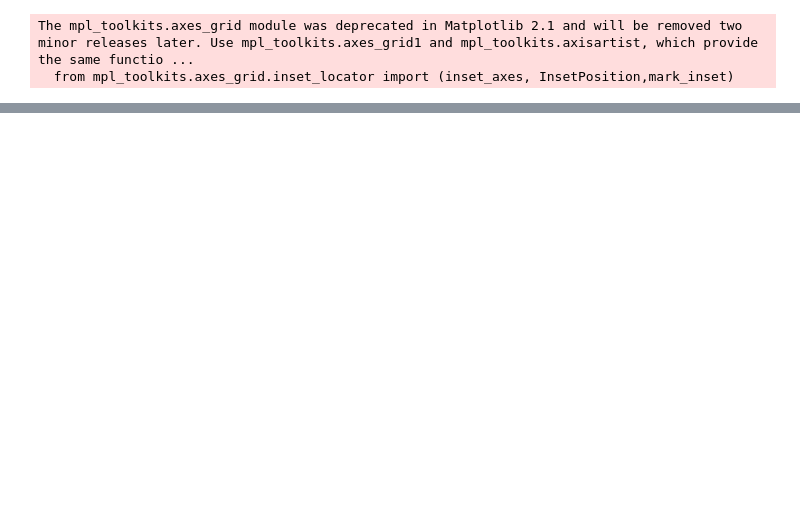
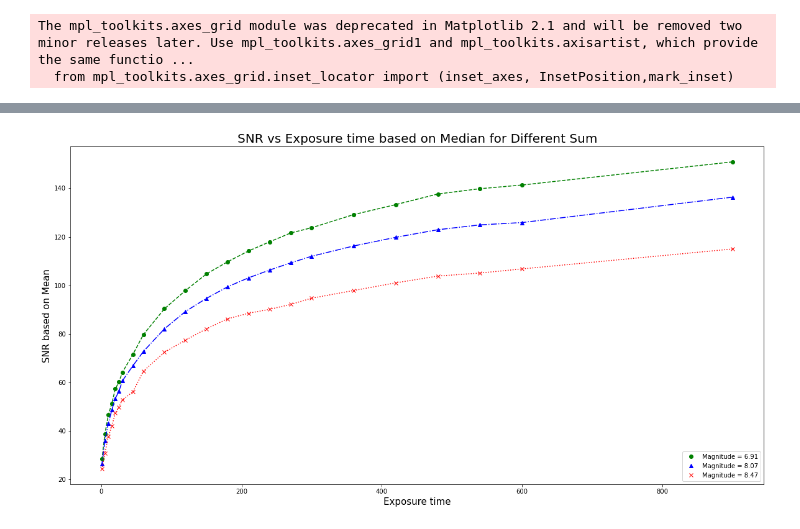
Before and after one commit to halehhajizadeh/SNR-and-Exposure, a Jupyter notebook: SNR_Magnitude.ipynb, the cells around one changed output, grey strips where cells are left out. Saved outputs shown, nothing was run; the diff lists cells and outputs as text; code cells hidden in the pictures; blank space fills up the shorter version.

```diff
--- a/SNR_Magnitude.ipynb
+++ b/SNR_Magnitude.ipynb
@@ -74,0 +57,18 @@ plt.show()
+# %%
+fig, ax1 = plt.subplots(figsize=(20,10))
+plt.plot(df[(df["Magnitude"] == 6.91) & (df["r_circle"] == 17)]["exposure_time"], df[(df["Magnitude"] == 6.91) & (df["r_circle"] == 17)]["SNR_sum"], 'go', label='Magnitude = 6.91')
+plt.plot(df[(df["Magnitude"] == 6.91) & (df["r_circle"] == 17)]["exposure_time"], df[(df["Magnitude"] == 6.91) & (df["r_circle"] == 17)]["SNR_sum"], 'g--')
+plt.plot(df[(df["Magnitude"] == 8.07) & (df["r_circle"] == 15)]["exposure_time"], df[(df["Magnitude"] == 8.07) & (df["r_circle"] == 15)]["SNR_sum"], 'b^', label='Magnitude = 8.07')
+plt.plot(df[(df["Magnitude"] == 8.07) & (df["r_circle"] == 15)]["exposure_time"], df[(df["Magnitude"] == 8.07) & (df["r_circle"] == 15)]["SNR_sum"], 'b-.')
+plt.plot(df[(df["Magnitude"] == 8.47) & (df["r_circle"] == 15)]["exposure_time"], df[(df["Magnitude"] == 8.47) & (df["r_circle"] == 15)]["SNR_sum"], 'rx', label='Magnitude = 8.47')
+plt.plot(df[(df["Magnitude"] == 8.47) & (df["r_circle"] == 15)]["exposure_time"], df[(df["Magnitude"] == 8.47) & (df["r_circle"] == 15)]["SNR_sum"], 'r:')
+ax1.set_title('SNR vs Exposure time based on Median for Different Sum', fontsize=20)
+ax1.set_xlabel('Exposure time', fontsize=15)
+ax1.set_ylabel('SNR based on Mean',fontsize=15)
+ax1.legend(loc=4, fontsize=10)
+
+
+# plt.savefig('snr_expt_filters.png')
+plt.show()
+# %% [output]
+[figure, added]
```
Also changed, not shown: parts of 4 cells of this notebook.
